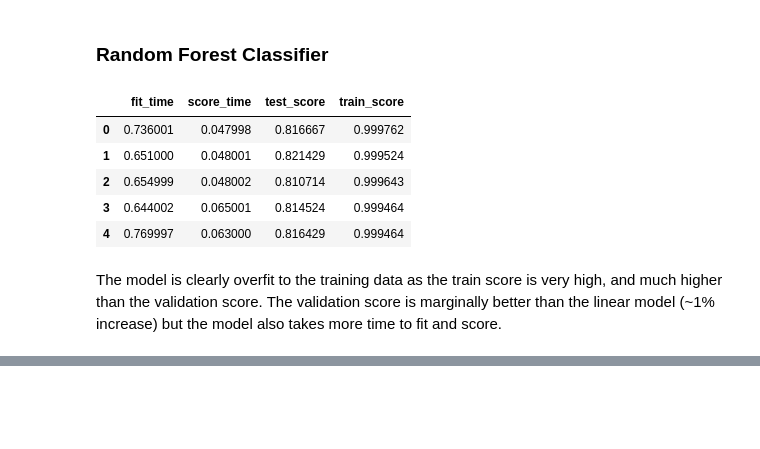
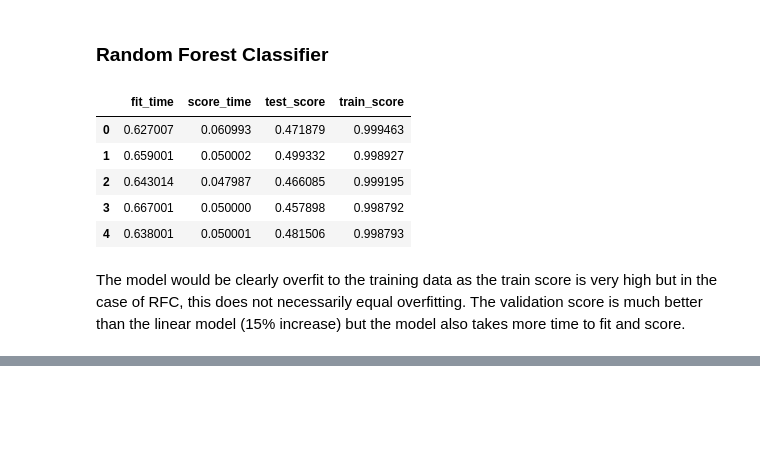
Before and after one commit to rdangyan/cs330, a Jupyter notebook: hw/hw5/hw5.ipynb, the cells around one changed output, grey strips where cells are left out. Cells and saved outputs as stored; diff of their text form; code cells hidden in the pictures.

```diff
--- a/hw/hw5/hw5.ipynb
+++ b/hw/hw5/hw5.ipynb
@@ -475,27 +475,27 @@ Solution_7
 # %%
 # Code to construct a RandomForestClassifier adapted from Lecture 11
 
 pipe_rf = make_pipeline(
     preprocessor,
     RandomForestClassifier(
         n_jobs=-1,
         random_state=123,
     ),
 )
 y_train_ravel = np.ravel(y_train)
 
-scores = cross_validate(pipe_rf, X_train, y_train_ravel, return_train_score=True)
+scores = cross_validate(pipe_rf, X_train, y_train_ravel, return_train_score=True, scoring='f1')
 RFC_df = pd.DataFrame(scores)
 display(RFC_df)
 # %% [output]
 |  | fit_time | score_time | test_score | train_score |
-| 0 | 0.736001 | 0.047998 | 0.816667 | 0.999762 |
-| 1 | 0.651000 | 0.048001 | 0.821429 | 0.999524 |
-| 2 | 0.654999 | 0.048002 | 0.810714 | 0.999643 |
-| 3 | 0.644002 | 0.065001 | 0.814524 | 0.999464 |
-| 4 | 0.769997 | 0.063000 | 0.816429 | 0.999464 |
+| 0 | 0.627007 | 0.060993 | 0.471879 | 0.999463 |
+| 1 | 0.659001 | 0.050002 | 0.499332 | 0.998927 |
+| 2 | 0.643014 | 0.047987 | 0.466085 | 0.999195 |
+| 3 | 0.667001 | 0.050000 | 0.457898 | 0.998792 |
+| 4 | 0.638001 | 0.050001 | 0.481506 | 0.998793 |
 # %% [markdown]
-The model is clearly overfit to the training data as the train score is very high, and much higher than the validation score. The validation score is marginally better than the linear model (~1% increase) but the model also takes more time to fit and score.
+The model would be clearly overfit to the training data as the train score is very high but in the case of RFC, this does not necessarily equal overfitting.  The validation score is much better than the linear model (15% increase) but the model also takes more time to fit and score.
 # %%
 from sklearn.svm import SVC
 pipe = make_pipeline(preprocessor, SVC())
```
Also changed, not shown: parts of 8 cells of this notebook.
